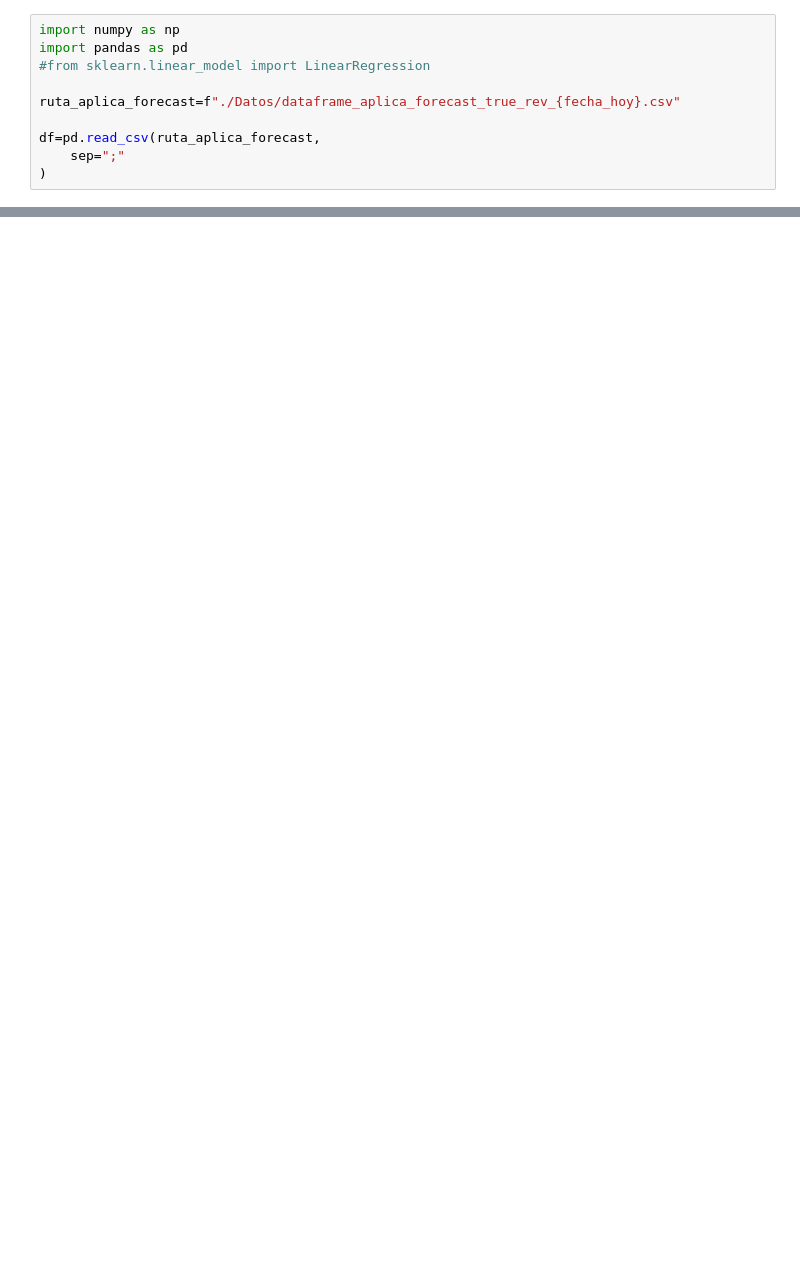
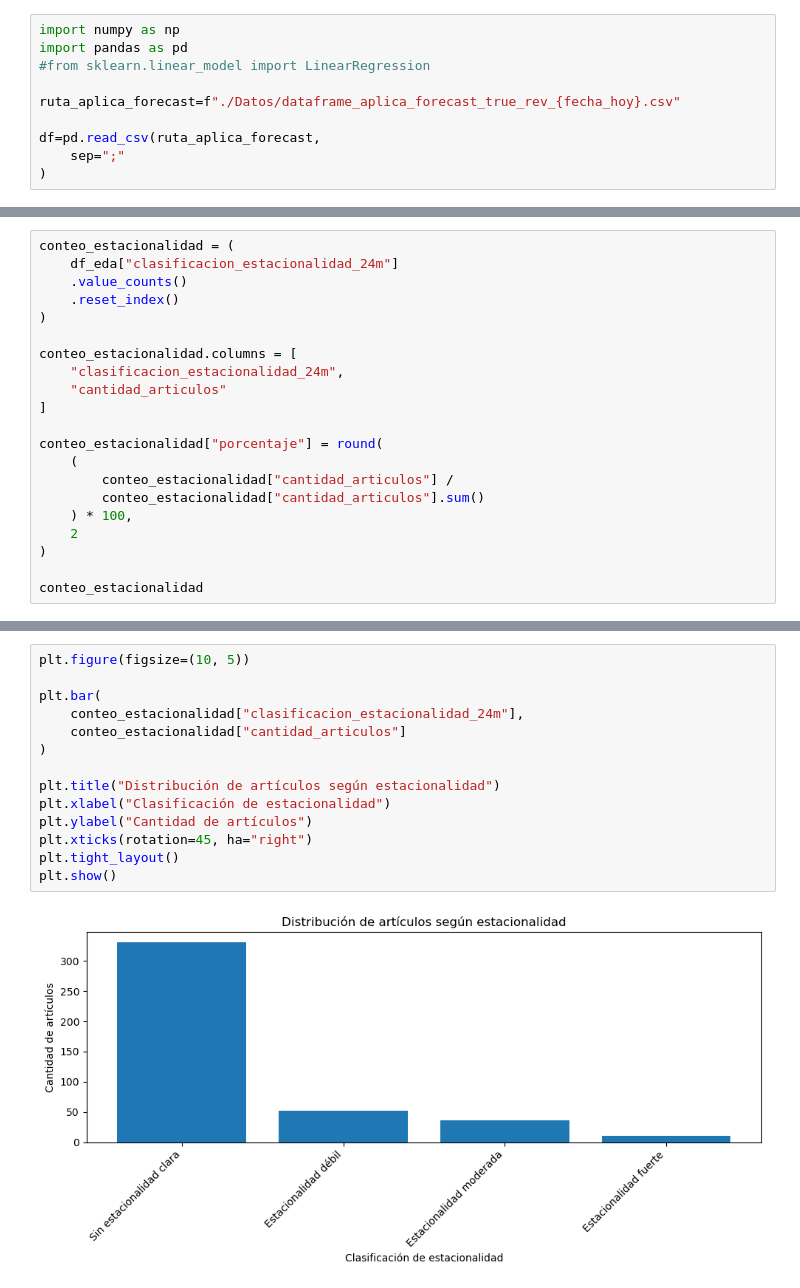
Before and after one commit to choppeb7/Tesis-Master-AI, a Jupyter notebook: Clusterizacion_de_articulos.ipynb, the cells around one changed output, grey strips where cells are left out. Drawn from its saved outputs; the diff is of its cells as text; blank space fills up the shorter version.

```diff
--- a/Clusterizacion_de_articulos.ipynb
+++ b/Clusterizacion_de_articulos.ipynb
@@ -293,0 +1089,21 @@ def calcular_correlacion_estacional_12m(fila):
+# %%
+conteo_estacionalidad = (
+    df_eda["clasificacion_estacionalidad_24m"]
+    .value_counts()
+    .reset_index()
+)
+
+conteo_estacionalidad.columns = [
+    "clasificacion_estacionalidad_24m",
+    "cantidad_articulos"
+]
+
+conteo_estacionalidad["porcentaje"] = round(
+    (
+        conteo_estacionalidad["cantidad_articulos"] /
+        conteo_estacionalidad["cantidad_articulos"].sum()
+    ) * 100,
+    2
+)
+
+conteo_estacionalidad
@@ -293,0 +1116,16 @@ def calcular_correlacion_estacional_12m(fila):
+# %%
+plt.figure(figsize=(10, 5))
+
+plt.bar(
+    conteo_estacionalidad["clasificacion_estacionalidad_24m"],
+    conteo_estacionalidad["cantidad_articulos"]
+)
+
+plt.title("Distribución de artículos según estacionalidad")
+plt.xlabel("Clasificación de estacionalidad")
+plt.ylabel("Cantidad de artículos")
+plt.xticks(rotation=45, ha="right")
+plt.tight_layout()
+plt.show()
+# %% [output]
+[figure, added]
```
Also changed, not shown: parts of 35 cells of this notebook, 2 other files.
